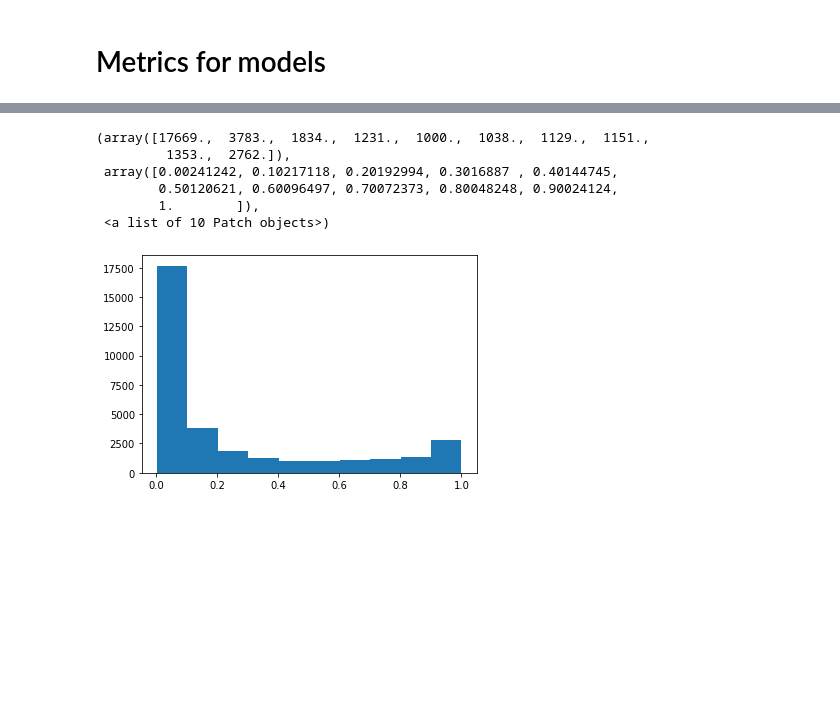
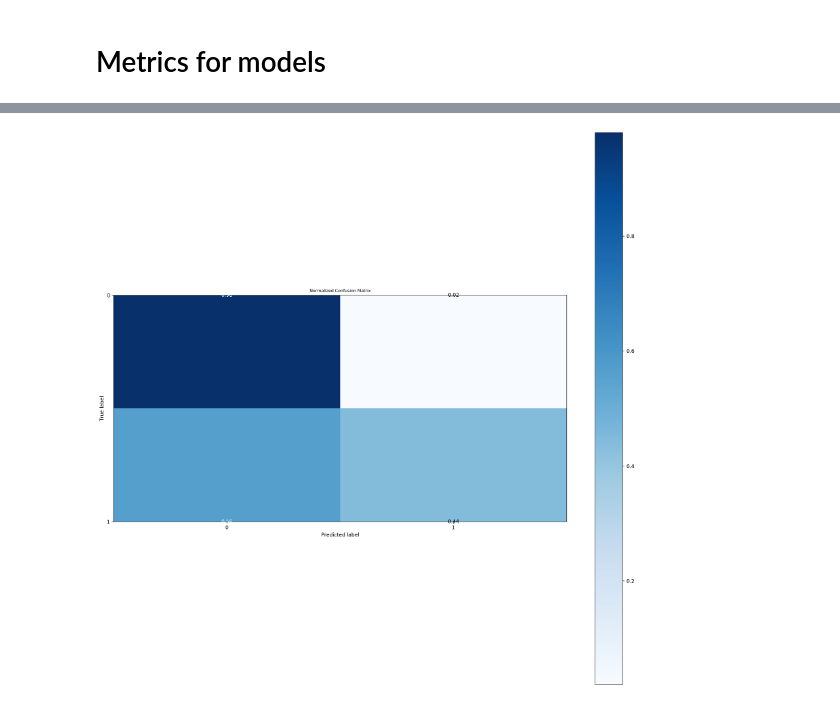
Before and after one commit to marcospiau/BankMarketingDataSet, a Jupyter notebook: notebooks/BankMarketingDataSet_v1.ipynb, the cells around one changed output, grey strips where cells are left out. Saved outputs shown, nothing was run; the diff lists cells and outputs as text; code cells hidden in the pictures; blank space fills up the shorter version.

```diff
--- a/notebooks/BankMarketingDataSet_v1.ipynb
+++ b/notebooks/BankMarketingDataSet_v1.ipynb
@@ -85,7 +134,7 @@ for col in df_full.select_dtypes('O').columns:
 # %%
 # Note: pandas alerady have nullable integer datatypes, but I will not use. If a integer column have at least a missing value,
 # it will be converted to float32.
-for col in df_full.select_dtypes(np.number):
+for col in tqdm.tqdm(df_full.select_dtypes(np.number).columns, position=0, desc='Reducing memory usage for numeric columns'):
     _vec_min_max = df_full[col].describe()[['min','max']]
     _has_null = df_full[col].isnull().max()
     _has_float = (df_full[col] % 1 != 0).any()
@@ -358,12 +383,8 @@ ks_stat(y_test, gs.predict_proba(X_test)[:,1])
 # %%
 from sklearn.preprocessing import KBinsDiscretizer
-# %%
-plt.hist(gs.predict_proba(X_train)[:,1])
-# %% [output]
-(array([17669.,  3783.,  1834.,  1231.,  1000.,  1038.,  1129.,  1151.,
-         1353.,  2762.]),
- array([0.00241242, 0.10217118, 0.20192994, 0.3016887 , 0.40144745,
-        0.50120621, 0.60096497, 0.70072373, 0.80048248, 0.90024124,
-        1.        ]),
- <a list of 10 Patch objects>)
-[figure, removed]
+# %%
+import scikitplot as skplt
+skplt.metrics.plot_confusion_matrix(gs.predict(X_train), y_train, figsize=(20,20), normalize=True, title_fontsize='small')
+plt.show()
+# %% [output]
+[figure, added]
```
Also changed, not shown: parts of 50 cells of this notebook.
